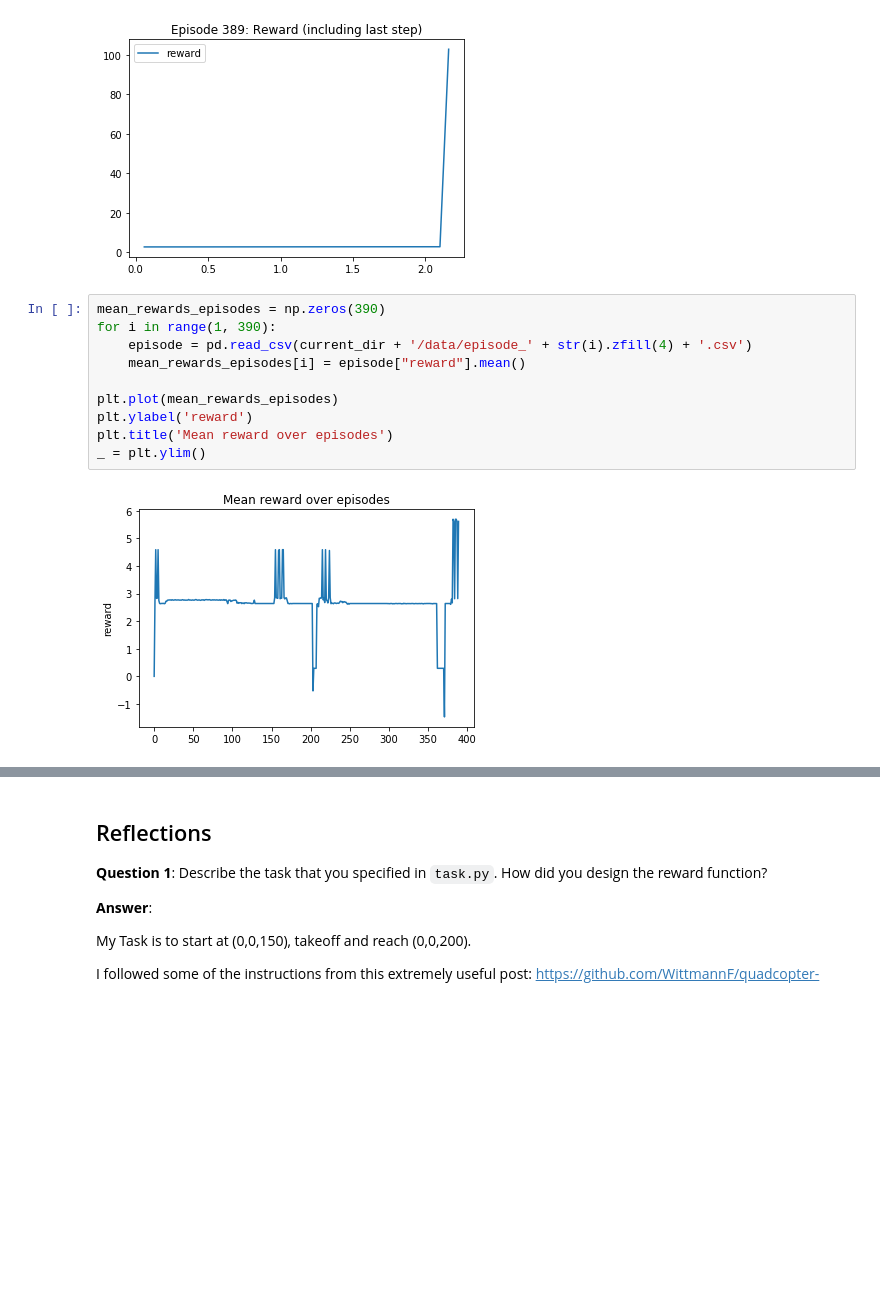
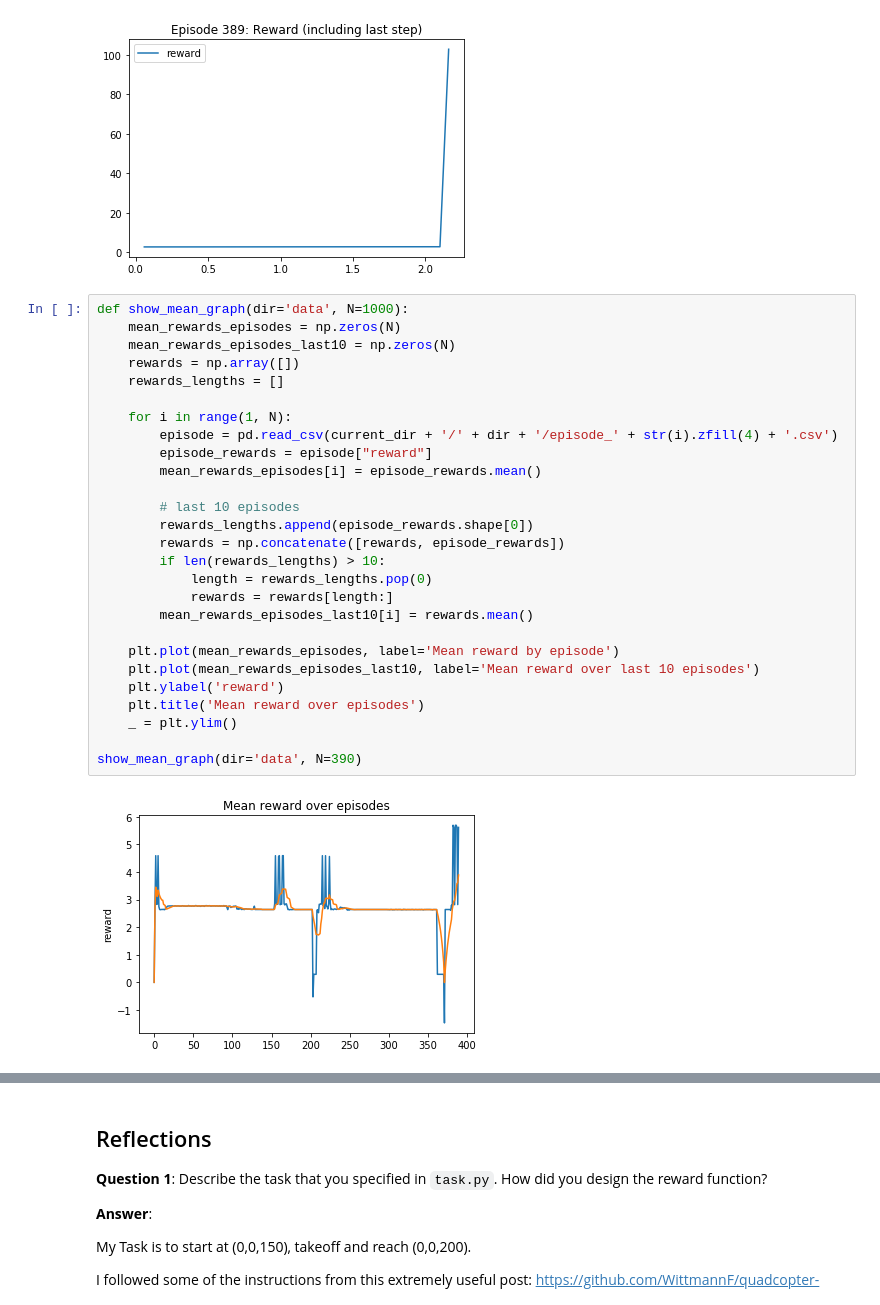
Before and after one commit to glungu/udacity-machine-learning, a Jupyter notebook: reinforcement-learning/quadcopter/Quadcopter_Project.ipynb, the cells around one changed output, grey strips where cells are left out. Drawn from its saved outputs; the diff is of its cells as text; blank space fills up the shorter version.

```diff
--- a/reinforcement-learning/quadcopter/Quadcopter_Project.ipynb
+++ b/reinforcement-learning/quadcopter/Quadcopter_Project.ipynb
@@ -337,14 +339,31 @@ _ = plt.ylim()
 # %% [output]
 [figure]
 # %%
-mean_rewards_episodes = np.zeros(390)
-for i in range(1, 390):
-    episode = pd.read_csv(current_dir + '/data/episode_' + str(i).zfill(4) + '.csv')
-    mean_rewards_episodes[i] = episode["reward"].mean()
+def show_mean_graph(dir='data', N=1000):
+    mean_rewards_episodes = np.zeros(N)
+    mean_rewards_episodes_last10 = np.zeros(N)
+    rewards = np.array([])
+    rewards_lengths = []
 
-plt.plot(mean_rewards_episodes)
-plt.ylabel('reward')
-plt.title('Mean reward over episodes')
-_ = plt.ylim()
+    for i in range(1, N):
+        episode = pd.read_csv(current_dir + '/' + dir + '/episode_' + str(i).zfill(4) + '.csv')
+        episode_rewards = episode["reward"]
+        mean_rewards_episodes[i] = episode_rewards.mean()
+
+        # last 10 episodes
+        rewards_lengths.append(episode_rewards.shape[0])
+        rewards = np.concatenate([rewards, episode_rewards])
+        if len(rewards_lengths) > 10:
+            length = rewards_lengths.pop(0)
+            rewards = rewards[length:]
+        mean_rewards_episodes_last10[i] = rewards.mean()
+
+    plt.plot(mean_rewards_episodes, label='Mean reward by episode')
+    plt.plot(mean_rewards_episodes_last10, label='Mean reward over last 10 episodes')
+    plt.ylabel('reward')
+    plt.title('Mean reward over episodes')
+    _ = plt.ylim()
+
+show_mean_graph(dir='data', N=390)
 # %% [output]
-[figure, old version]
+[figure, new version]
```
Also changed, not shown: parts of 4 cells of this notebook, 4 other files.
